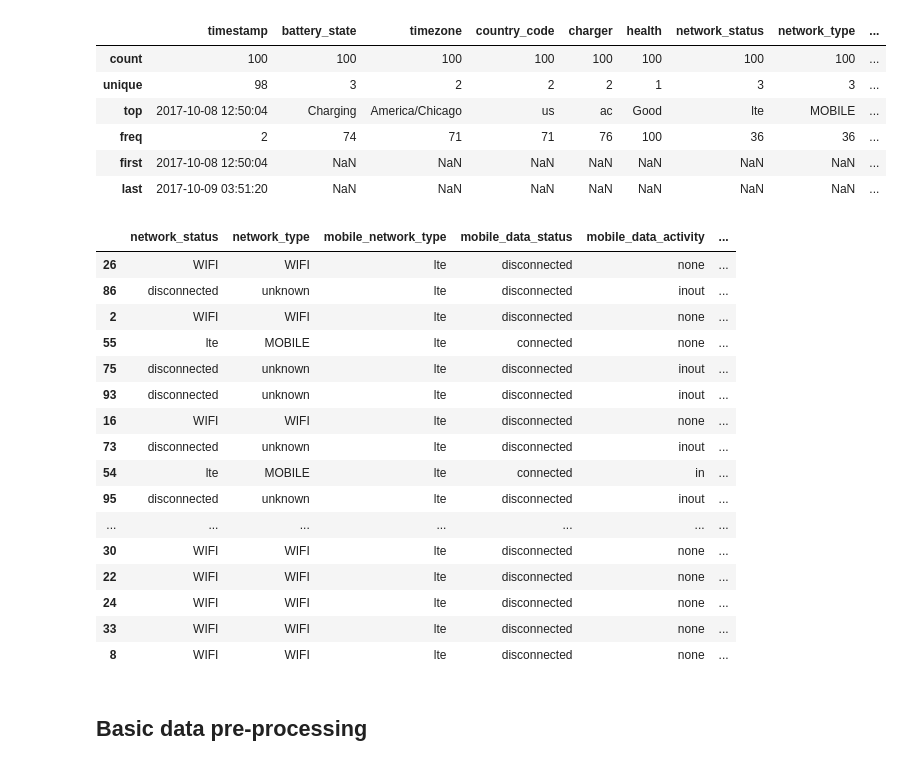
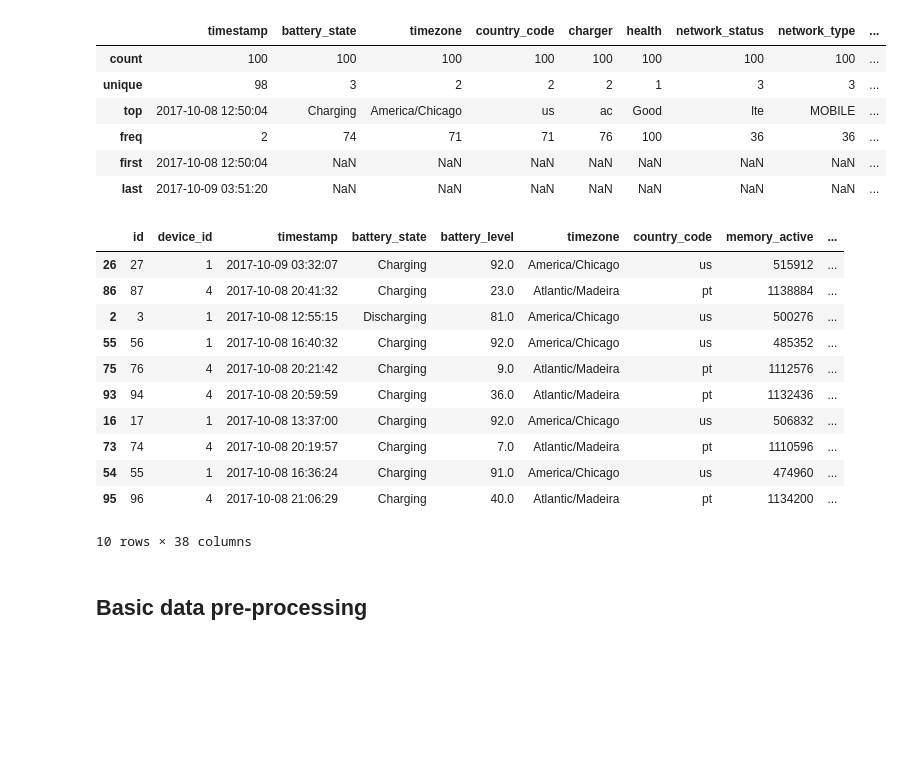
Before and after one commit to greenhub-project/fisherman, a Jupyter notebook: notebooks/1-data-cleaning/11-samples-cleaning.ipynb, the cells around one changed output. Saved outputs shown, nothing was run; the diff lists cells and outputs as text; code cells hidden in the pictures; blank space fills up the shorter version.

```diff
--- a/notebooks/1-data-cleaning/11-samples-cleaning.ipynb
+++ b/notebooks/1-data-cleaning/11-samples-cleaning.ipynb
@@ -99,26 +99,20 @@ df.describe(exclude=[np.number])
 | first | 2017-10-08 12:50:04 | NaN | NaN | NaN | NaN | NaN | NaN | NaN | ... |
 | last | 2017-10-09 03:51:20 | NaN | NaN | NaN | NaN | NaN | NaN | NaN | ... |
 # %%
-df[['network_status', 'network_type', 'mobile_network_type', 'mobile_data_status',
-    'mobile_data_activity', 'wifi_status']].sample(20, random_state=0)
+df.sample(10, random_state=0)
 # %% [output]
-|  | network_status | network_type | mobile_network_type | mobile_data_status | mobile_data_activity | ... |
-| 26 | WIFI | WIFI | lte | disconnected | none | ... |
-| 86 | disconnected | unknown | lte | disconnected | inout | ... |
-| 2 | WIFI | WIFI | lte | disconnected | none | ... |
-| 55 | lte | MOBILE | lte | connected | none | ... |
-| 75 | disconnected | unknown | lte | disconnected | inout | ... |
-| 93 | disconnected | unknown | lte | disconnected | inout | ... |
-| 16 | WIFI | WIFI | lte | disconnected | none | ... |
-| 73 | disconnected | unknown | lte | disconnected | inout | ... |
-| 54 | lte | MOBILE | lte | connected | in | ... |
-| 95 | disconnected | unknown | lte | disconnected | inout | ... |
-| ... | ... | ... | ... | ... | ... | ... |
-| 30 | WIFI | WIFI | lte | disconnected | none | ... |
-| 22 | WIFI | WIFI | lte | disconnected | none | ... |
-| 24 | WIFI | WIFI | lte | disconnected | none | ... |
-| 33 | WIFI | WIFI | lte | disconnected | none | ... |
-| 8 | WIFI | WIFI | lte | disconnected | none | ... |
+|  | id | device_id | timestamp | battery_state | battery_level | timezone | country_code | memory_active | ... |
+| 26 | 27 | 1 | 2017-10-09 03:32:07 | Charging | 92.0 | America/Chicago | us | 515912 | ... |
+| 86 | 87 | 4 | 2017-10-08 20:41:32 | Charging | 23.0 | Atlantic/Madeira | pt | 1138884 | ... |
+| 2 | 3 | 1 | 2017-10-08 12:55:15 | Discharging | 81.0 | America/Chicago | us | 500276 | ... |
+| 55 | 56 | 1 | 2017-10-08 16:40:32 | Charging | 92.0 | America/Chicago | us | 485352 | ... |
+| 75 | 76 | 4 | 2017-10-08 20:21:42 | Charging | 9.0 | Atlantic/Madeira | pt | 1112576 | ... |
+| 93 | 94 | 4 | 2017-10-08 20:59:59 | Charging | 36.0 | Atlantic/Madeira | pt | 1132436 | ... |
+| 16 | 17 | 1 | 2017-10-08 13:37:00 | Charging | 92.0 | America/Chicago | us | 506832 | ... |
+| 73 | 74 | 4 | 2017-10-08 20:19:57 | Charging | 7.0 | Atlantic/Madeira | pt | 1110596 | ... |
+| 54 | 55 | 1 | 2017-10-08 16:36:24 | Charging | 91.0 | America/Chicago | us | 474960 | ... |
+| 95 | 96 | 4 | 2017-10-08 21:06:29 | Charging | 40.0 | Atlantic/Madeira | pt | 1134200 | ... |
+10 rows × 38 columns
 # %% [markdown]
 ## Basic data pre-processing
 # %%
```
Also changed, not shown: parts of 4 cells of this notebook, 3 other files.
